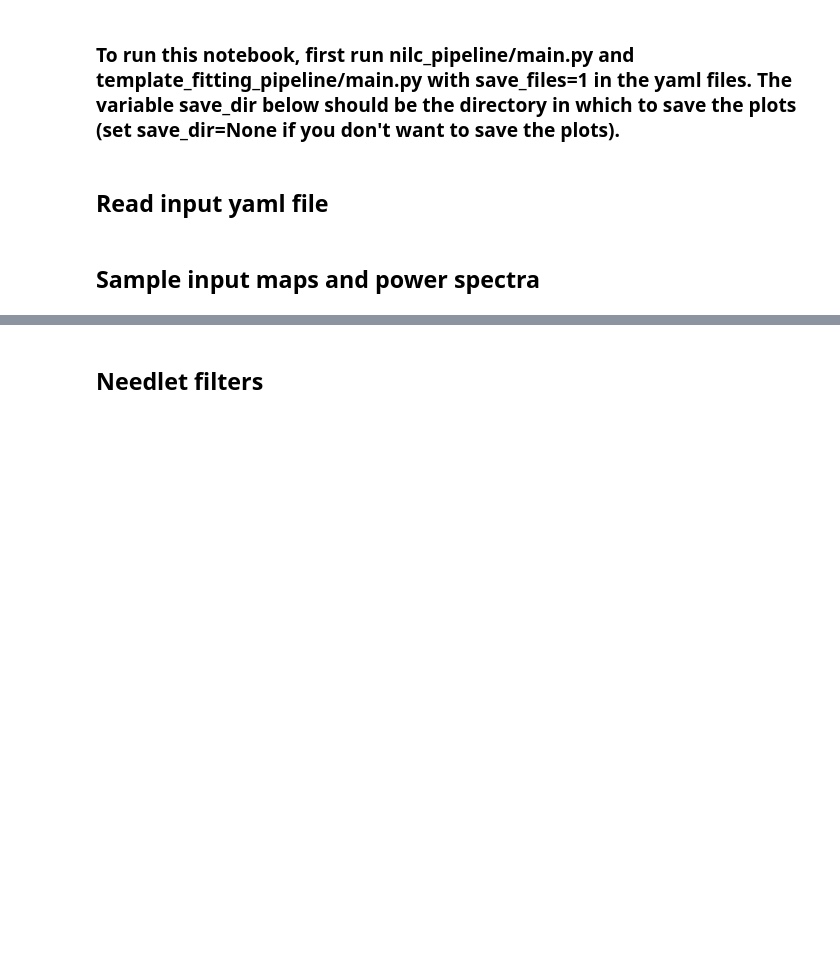
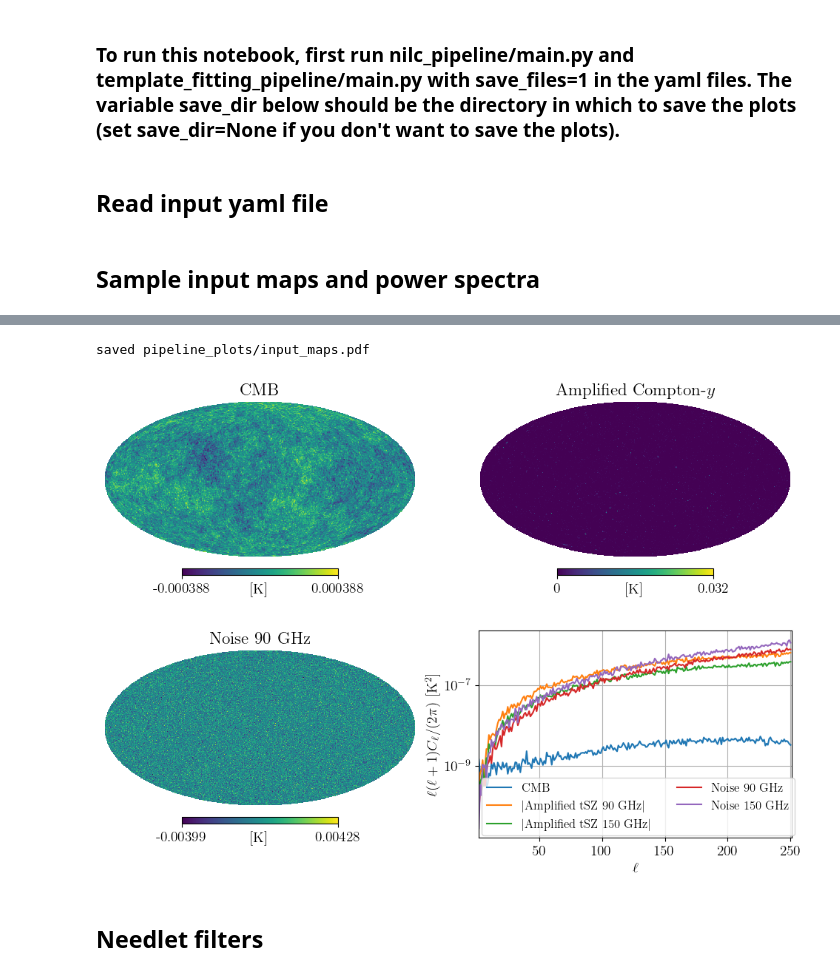
Before and after one commit to kmsurrao/NILC-Inference-Pipeline, a Jupyter notebook: notebooks/pipeline_plotting_examples.ipynb, the cells around one changed output, grey strips where cells are left out. Saved outputs shown, nothing was run; the diff lists cells and outputs as text; code cells hidden in the pictures; blank space fills up the shorter version.

```diff
--- a/notebooks/pipeline_plotting_examples.ipynb
+++ b/notebooks/pipeline_plotting_examples.ipynb
@@ -28,8 +25,12 @@ plt.rc_context({'axes.autolimit_mode': 'round_numbers'})
 # %% [markdown]
 ### To run this notebook, first run nilc_pipeline/main.py and template_fitting_pipeline/main.py with save_files=1 in the yaml files. The variable save_dir below should be the directory in which to save the plots (set save_dir=None if you don't want to save the plots).
 # %%
-save_dir = 'plots'
+save_dir = 'pipeline_plots'
+
 sim = 0
+if not os.path.isdir(save_dir):
+    env = os.environ.copy()
+    subprocess.call(f'mkdir {save_dir}', shell=True, env=env)
 # %% [markdown]
 
 ## Read input yaml file
@@ -39,5 +40,6 @@ input_file = '/Users/kristen/Documents/GitHub/NILC-Inference-Pipeline/nilc_pipel
 
 # read in the input file and set up relevant info object
 inp = Info(input_file)
+inp.ell_sum_max = inp.ellmax
 # %% [markdown]
 ## Sample input maps and power spectra
@@ -100,3 +46,59 @@ saved plots/input_maps.pdf
+# %%
+cmb_cl, tsz_cl, noise1_cl, noise2_cl, cmb_map, tsz_map, noise1_map, noise2_map = generate_freq_maps(sim, inp, save=False)
+ells_sum = np.arange(inp.ell_sum_max+1)
+
+g_cmb = np.array([1., 1.])
+g_tsz = tsz_spectral_response(inp.freqs)
+
+fig, axs = plt.subplots(2,2, figsize=(12,8))
+axs = axs.flatten()
+margins=None #(1,1,1,1)
+
+plt.rcParams.update({
+     'text.usetex': True,
+     'font.family': 'serif',
+     'font.sans-serif': ['Computer Modern'],
+     'font.size':14})
+
+for n, ax in enumerate(axs):
+    plt.axes(ax)
+    if n==0:
+        hp.mollview(cmb_map, fig=1, hold=True, title='CMB', format='%.03g')
+    elif n==1:
+        hp.mollview(tsz_map, fig=2, hold=True, title=r'Amplified Compton-$y$', format='%.03g')
+    elif n==2:
+        hp.mollview(noise1_map, fig=3, hold=True, title='Noise 90 GHz', format='%.03g')
+    else:
+        to_dl = ells_sum*(ells_sum+1)/2/np.pi
+        plt.plot(ells_sum[2:], (to_dl*cmb_cl)[2:], label='CMB')
+        plt.plot(ells_sum[2:], abs(to_dl*g_tsz[0]*tsz_cl)[2:], label=r'$|$Amplified tSZ 90 GHz$|$', linestyle='solid')
+        plt.plot(ells_sum[2:], abs(to_dl*g_tsz[1]*tsz_cl)[2:], label=r'$|$Amplified tSZ 150 GHz$|$', linestyle='solid')
+        plt.plot(ells_sum[2:], (to_dl*noise1_cl)[2:], label='Noise 90 GHz', linestyle='solid')
+        plt.plot(ells_sum[2:], (to_dl*noise2_cl)[2:], label='Noise 150 GHz', linestyle='solid')
+        plt.xlabel(r'$\ell$', fontsize=14)
+        plt.ylabel(r'$\ell(\ell+1)C_{\ell}/(2\pi)$ [$\mathrm{K}^2$]', fontsize=14)
+        plt.xticks(fontsize=14)
+        plt.yticks(fontsize=14)
+        plt.grid()
+        plt.legend(fontsize=12, ncol=2, loc=(0.01,0.01))
+        plt.yscale('log')
+        plt.xlim(2,inp.ell_sum_max+1)
+    if n==0 or n==1 or n==2:
+        plt.text(0.47, -0.02, r'$[\mathrm{K}]$', transform=ax.transAxes,size=14)
+
+if save_dir:
+    plt.savefig(f'{save_dir}/input_maps.pdf', bbox_inches="tight")
+    print(f'saved {save_dir}/input_maps.pdf')
+
+
+plt.rcParams.update({
+     'text.usetex': True,
+     'font.family': 'serif',
+     'font.sans-serif': ['Computer Modern'],
+     'font.size':20})
+# %% [output]
+saved pipeline_plots/input_maps.pdf
+[figure, added]
 # %% [markdown]
 ## Needlet filters
 # %%
```
Also changed, not shown: parts of 15 cells of this notebook, 10 other files.
